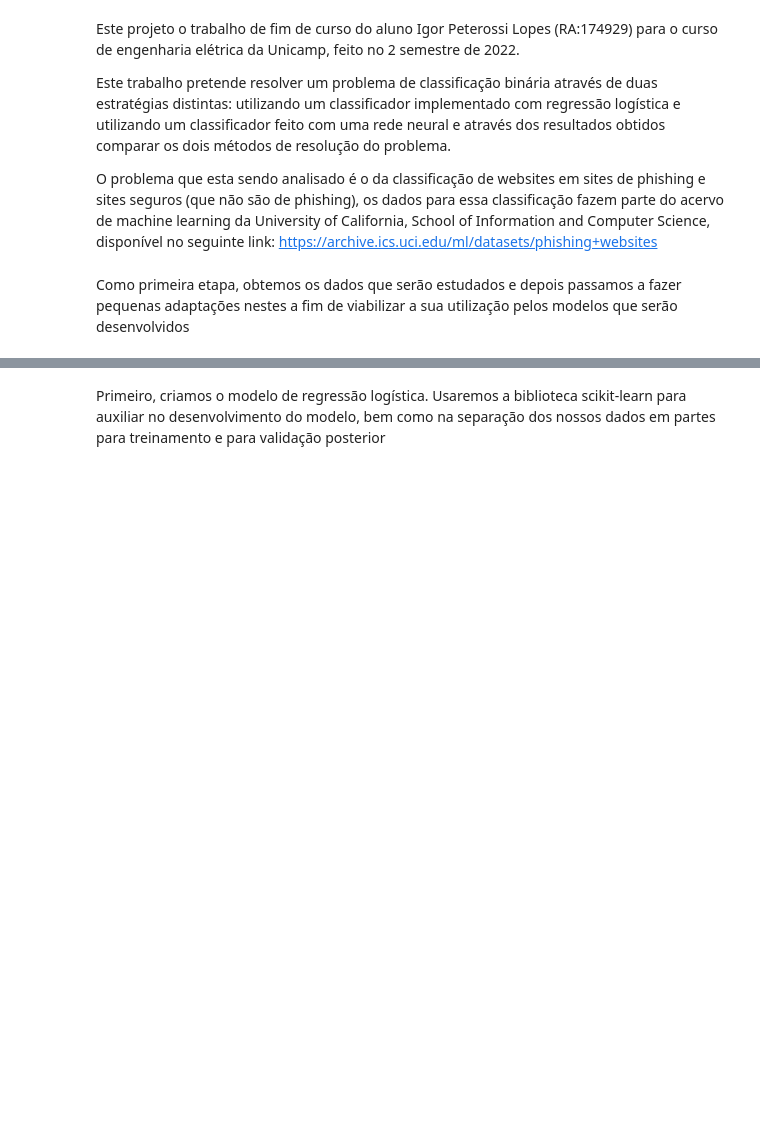
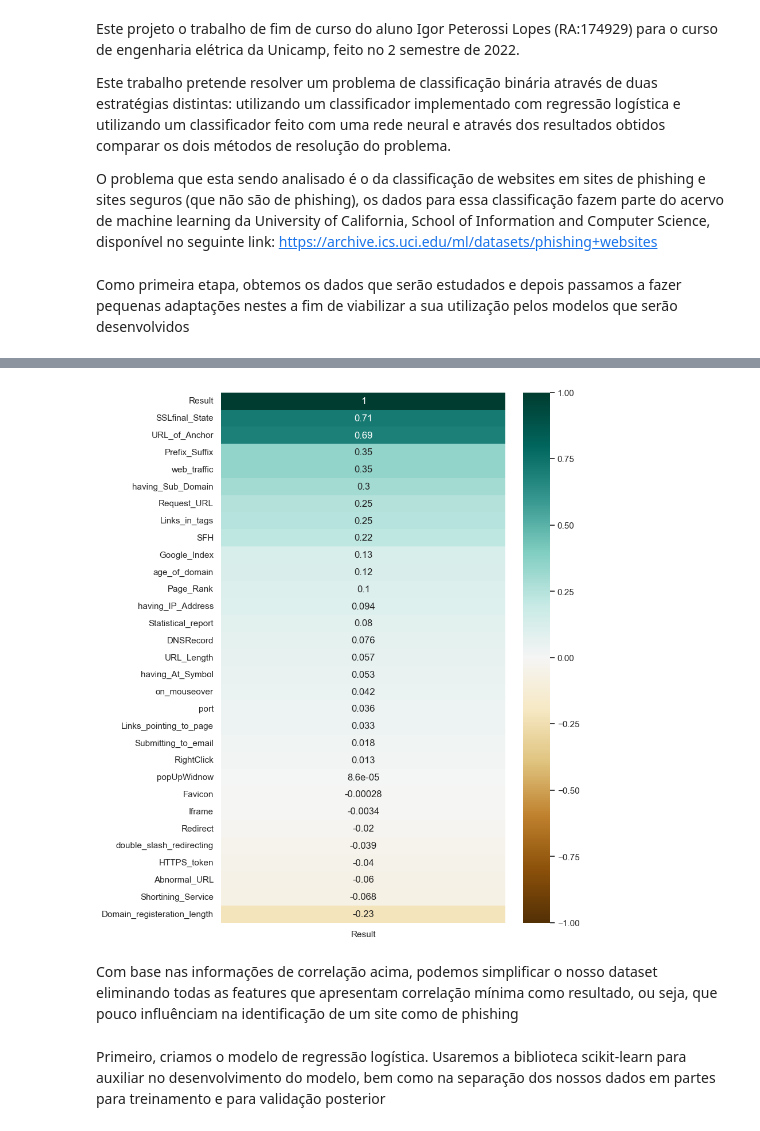
Before and after one commit to igorp-lopes/EA006-TFC, a Jupyter notebook: tfc.ipynb, the cells around one changed output, grey strips where cells are left out. Drawn from its saved outputs; the diff is of its cells as text; code cells hidden in the pictures; blank space fills up the shorter version.

```diff
--- a/tfc.ipynb
+++ b/tfc.ipynb
@@ -58,0 +67,8 @@ Name: Result, Length: 11055, dtype: int64
+# %%
+plt.figure(figsize=(8, 12))
+mask = np.triu(np.ones_like(result_correlation_df, dtype=bool))
+heatmap = sns.heatmap(result_correlation_df, vmin=-1, vmax=1, annot=True, cmap='BrBG')
+# %% [output]
+[figure, added]
+# %% [markdown]
+Com base nas informações de correlação acima, podemos simplificar o nosso dataset eliminando todas as features que apresentam correlação mínima como resultado, ou seja, que pouco influênciam na identificação de um site como de phishing
```
Also changed, not shown: parts of 18 cells of this notebook.
